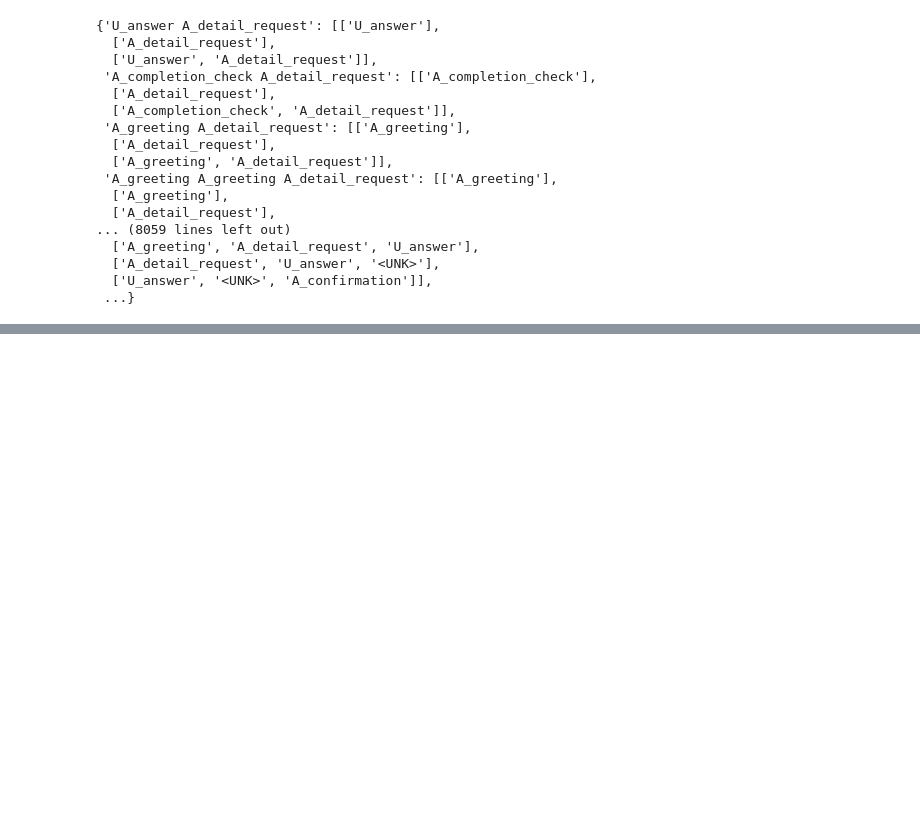
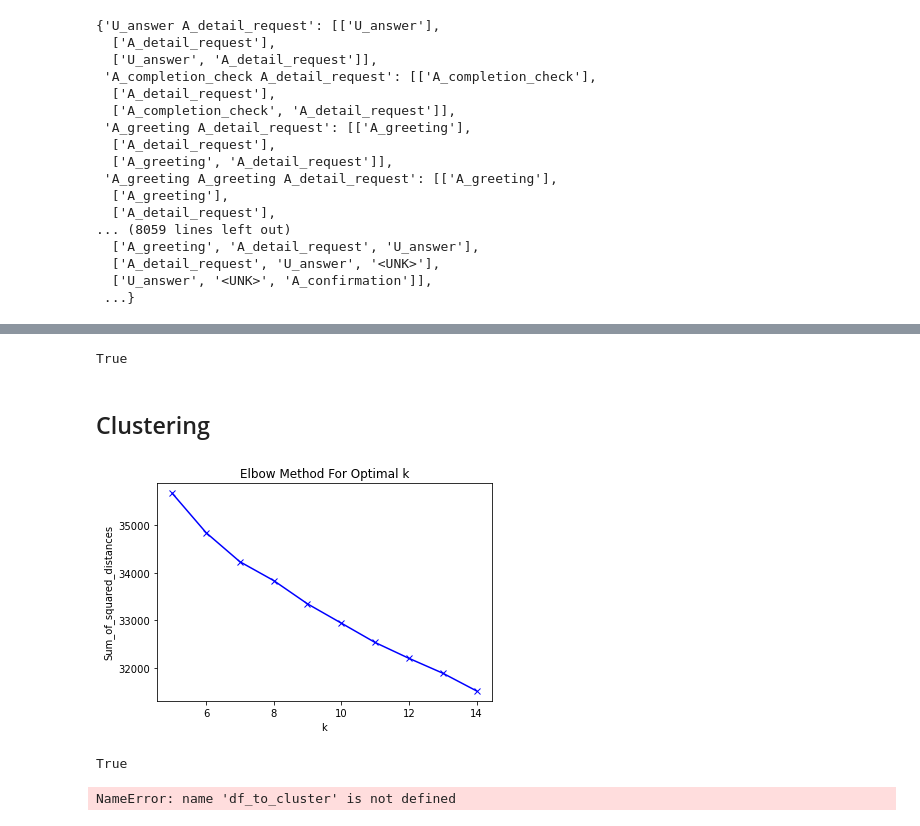
Before and after one commit to guedesbruna/NLP_Automatic_dialog_extraction, a Jupyter notebook: OneHot_HMMandBaseline_clustering.ipynb, the cells around one changed output, grey strips where cells are left out. Saved outputs shown, nothing was run; the diff lists cells and outputs as text; code cells hidden in the pictures; blank space fills up the shorter version.

Commit message:
update adding clustering part

```diff
--- a/OneHot_HMMandBaseline_clustering.ipynb
+++ b/OneHot_HMMandBaseline_clustering.ipynb
@@ -202,0 +177,11 @@ array([[1., 0., 1., 1., 0., 0., 0.],
+# %%
+#sanity check to see if there are at least same number of 1s then pattern. (pattern can be bigger cause DA can repeat, but never smaller)
+values = dict_grams.values()
+values = list(values)
+
+pat_n = 10000
+one_hot_mat[pat_n].sum() <= (len(values[pat_n]))
+# %% [output]
+True
+# %% [markdown]
+## Clustering
@@ -202,0 +192,19 @@ array([[1., 0., 1., 1., 0., 0., 0.],
+# %%
+#select adequate number for K
+#https://blog.cambridgespark.com/how-to-determine-the-optimal-number-of-clusters-for-k-means-clustering-14f27070048f
+
+Sum_of_squared_distances = []
+
+K = range(5,15)
+for k in K:
+    km = KMeans(n_clusters=k)
+    km = km.fit(one_hot_mat[:5000])
+    Sum_of_squared_distances.append(km.inertia_) # from K_means > inertia_: float: Sum of squared distances of samples to their closest cluster center, weighted by the sample weights if provided.
+# %%
+plt.plot(K, Sum_of_squared_distances, 'bx-')
+plt.xlabel('k')
+plt.ylabel('Sum_of_squared_distances')
+plt.title('Elbow Method For Optimal k')
+plt.show()
+# %% [output]
+[figure, added]
@@ -202,0 +214,17 @@ array([[1., 0., 1., 1., 0., 0., 0.],
+# %%
+#Initialize our model with correct number of clusters:
+
+kmeans = KMeans(n_clusters=7)
+
+#Fit our model
+kmeans.fit(one_hot_mat)
+
+#Find which cluster each data-point belongs to
+clusters = kmeans.predict(one_hot_mat)
+
+# #Add the cluster vector to our DataFrame, X
+# # X["Cluster"] = clusters
+
+len(clusters) == len(one_hot_mat)
+# %% [output]
+True
@@ -202,0 +235,11 @@ array([[1., 0., 1., 1., 0., 0., 0.],
+# %%
+#sampling
+#plotX is a DataFrame containing 5000 values sampled randomly from X
+plot_df = pd.DataFrame(np.array(df_to_cluster.sample(5000)))
+
+#Rename plotX's columns since it was briefly converted to an np.array above
+plot_df.columns = df_to_cluster.columns
+
+# plot_df.head()
+# %% [output]
+NameError: name 'df_to_cluster' is not defined
```
Also changed, not shown: parts of 14 cells of this notebook.
